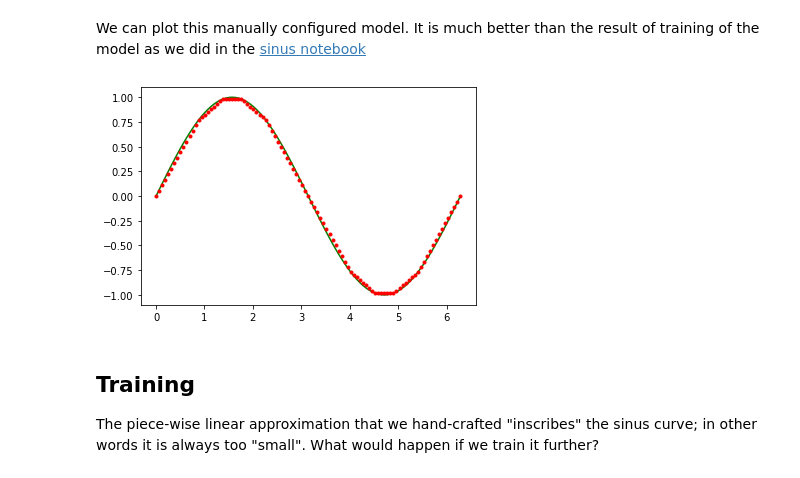
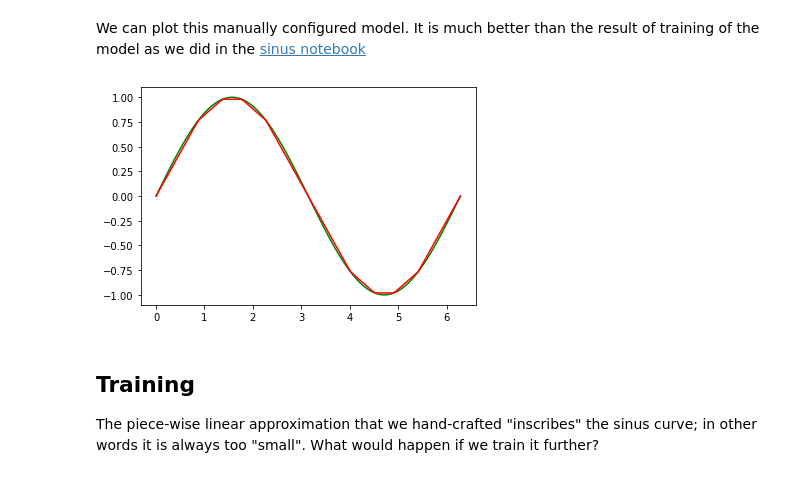
Before and after one commit to maarten-pennings/MachineLearning, a Jupyter notebook: sinus/piecewise-sinus.ipynb, the cells around one changed output. Drawn from its saved outputs; the diff is of its cells as text; code cells hidden in the pictures.

```diff
--- a/sinus/piecewise-sinus.ipynb
+++ b/sinus/piecewise-sinus.ipynb
@@ -220,10 +220,10 @@ in the [sinus notebook](sinus.ipynb)
 # %%
 model_ys=[ model_pwls.predict([x])[0] for x in sinus_xs ]
 
 plt.plot(sinus_xs,sinus_ys,'g-');
-plt.plot(sinus_xs,model_ys,'r.');
+plt.plot(sinus_xs,model_ys,'r-');
 # %% [output]
-[figure, old version]
+[figure, new version]
 # %% [markdown]
 ## Training
 
```
Also changed, not shown: parts of 3 cells of this notebook.
